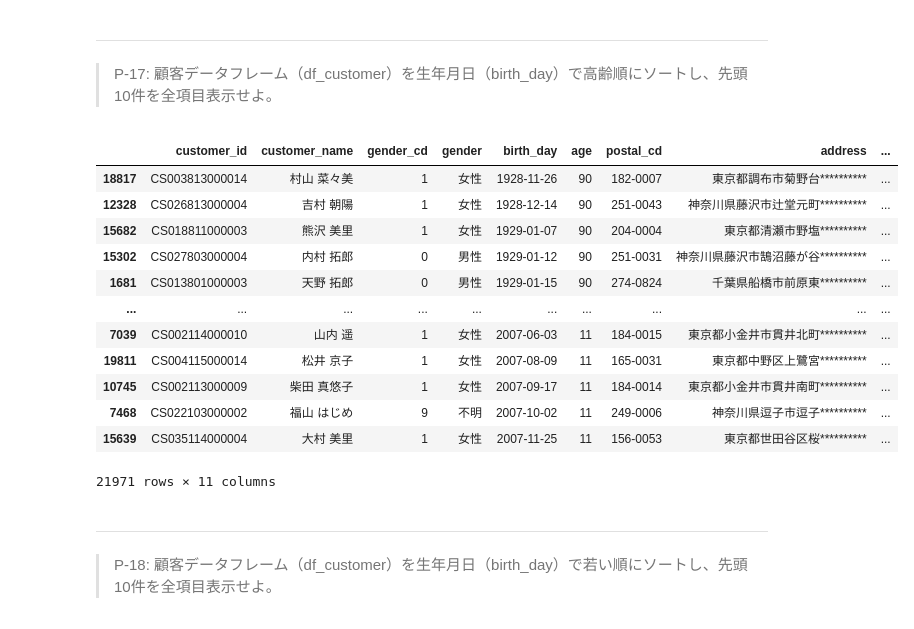
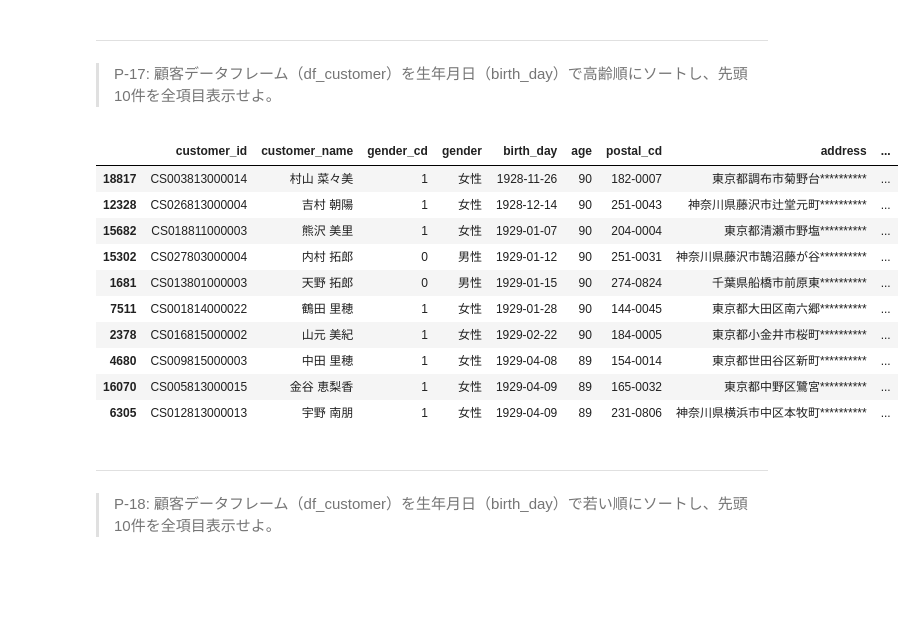
Before and after one commit to iii-source/practice_100, a Jupyter notebook: docker/work/preprocess_knock_Python.ipynb, the cells around one changed output. Saved outputs shown, nothing was run; the diff lists cells and outputs as text; code cells hidden in the pictures; blank space fills up the shorter version.

```diff
--- a/docker/work/preprocess_knock_Python.ipynb
+++ b/docker/work/preprocess_knock_Python.ipynb
@@ -318,21 +318,19 @@ df_store.query('tel_no.str.match("^[0-9]{3}-[0-9]{3}-[0-9]{4}$")', engine='pytho
 ---
 > P-17: 顧客データフレーム（df_customer）を生年月日（birth_day）で高齢順にソートし、先頭10件を全項目表示せよ。
 # %%
-df_customer.sort_values(by='birth_day')
+df_customer.sort_values(by='birth_day').head(10)
 # %% [output]
 |  | customer_id | customer_name | gender_cd | gender | birth_day | age | postal_cd | address | ... |
 | 18817 | CS003813000014 | 村山 菜々美 | 1 | 女性 | 1928-11-26 | 90 | 182-0007 | 東京都調布市菊野台********** | ... |
 | 12328 | CS026813000004 | 吉村 朝陽 | 1 | 女性 | 1928-12-14 | 90 | 251-0043 | 神奈川県藤沢市辻堂元町********** | ... |
 | 15682 | CS018811000003 | 熊沢 美里 | 1 | 女性 | 1929-01-07 | 90 | 204-0004 | 東京都清瀬市野塩********** | ... |
 | 15302 | CS027803000004 | 内村 拓郎 | 0 | 男性 | 1929-01-12 | 90 | 251-0031 | 神奈川県藤沢市鵠沼藤が谷********** | ... |
 | 1681 | CS013801000003 | 天野 拓郎 | 0 | 男性 | 1929-01-15 | 90 | 274-0824 | 千葉県船橋市前原東********** | ... |
-| ... | ... | ... | ... | ... | ... | ... | ... | ... | ... |
-| 7039 | CS002114000010 | 山内 遥 | 1 | 女性 | 2007-06-03 | 11 | 184-0015 | 東京都小金井市貫井北町********** | ... |
-| 19811 | CS004115000014 | 松井 京子 | 1 | 女性 | 2007-08-09 | 11 | 165-0031 | 東京都中野区上鷺宮********** | ... |
-| 10745 | CS002113000009 | 柴田 真悠子 | 1 | 女性 | 2007-09-17 | 11 | 184-0014 | 東京都小金井市貫井南町********** | ... |
-| 7468 | CS022103000002 | 福山 はじめ | 9 | 不明 | 2007-10-02 | 11 | 249-0006 | 神奈川県逗子市逗子********** | ... |
-| 15639 | CS035114000004 | 大村 美里 | 1 | 女性 | 2007-11-25 | 11 | 156-0053 | 東京都世田谷区桜********** | ... |
+| 7511 | CS001814000022 | 鶴田 里穂 | 1 | 女性 | 1929-01-28 | 90 | 144-0045 | 東京都大田区南六郷********** | ... |
+| 2378 | CS016815000002 | 山元 美紀 | 1 | 女性 | 1929-02-22 | 90 | 184-0005 | 東京都小金井市桜町********** | ... |
+| 4680 | CS009815000003 | 中田 里穂 | 1 | 女性 | 1929-04-08 | 89 | 154-0014 | 東京都世田谷区新町********** | ... |
+| 16070 | CS005813000015 | 金谷 恵梨香 | 1 | 女性 | 1929-04-09 | 89 | 165-0032 | 東京都中野区鷺宮********** | ... |
+| 6305 | CS012813000013 | 宇野 南朋 | 1 | 女性 | 1929-04-09 | 89 | 231-0806 | 神奈川県横浜市中区本牧町********** | ... |
-21971 rows × 11 columns
 # %% [markdown]
 ---
 > P-18: 顧客データフレーム（df_customer）を生年月日（birth_day）で若い順にソートし、先頭10件を全項目表示せよ。
```
Also changed, not shown: parts of 1 cell of this notebook.
